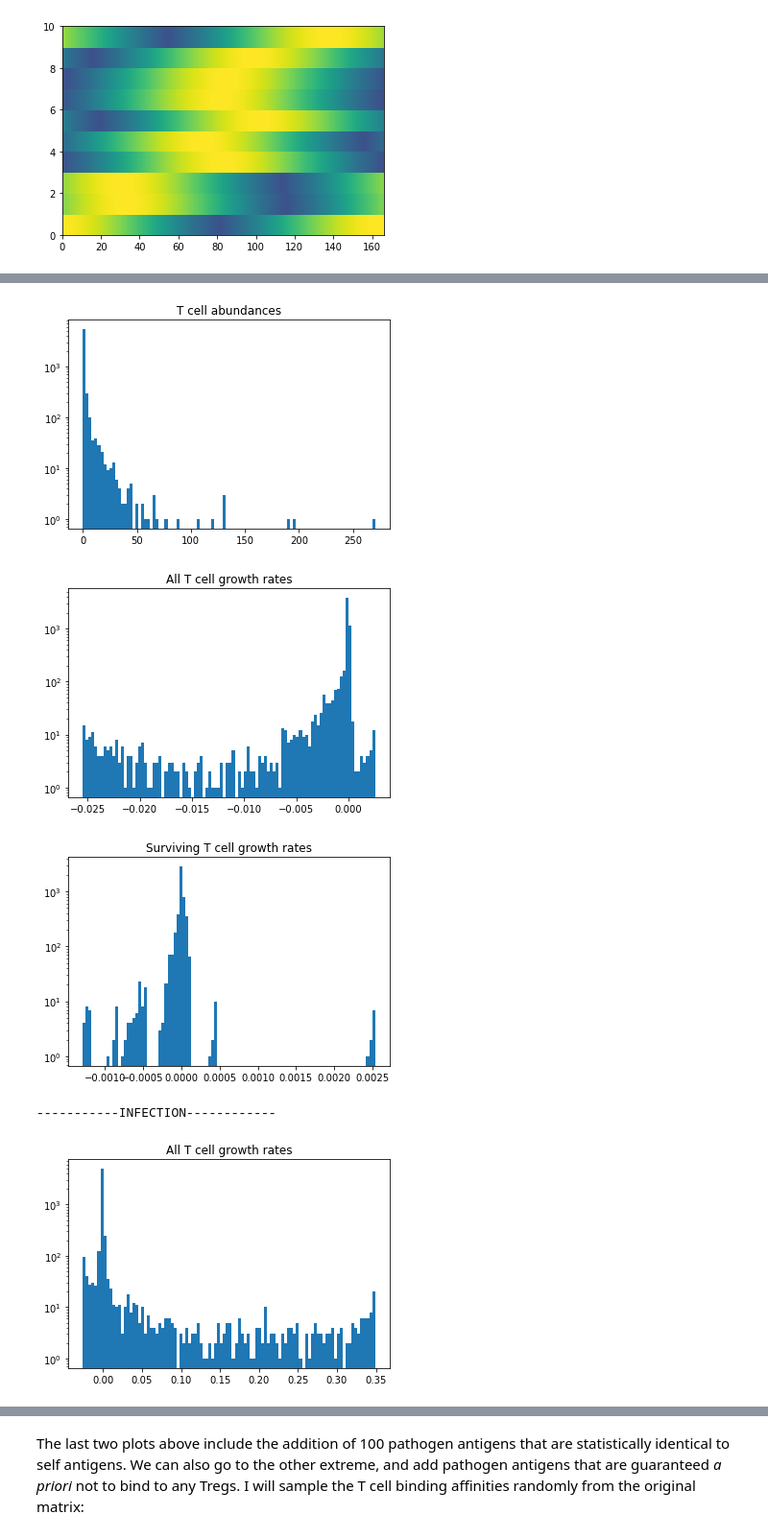
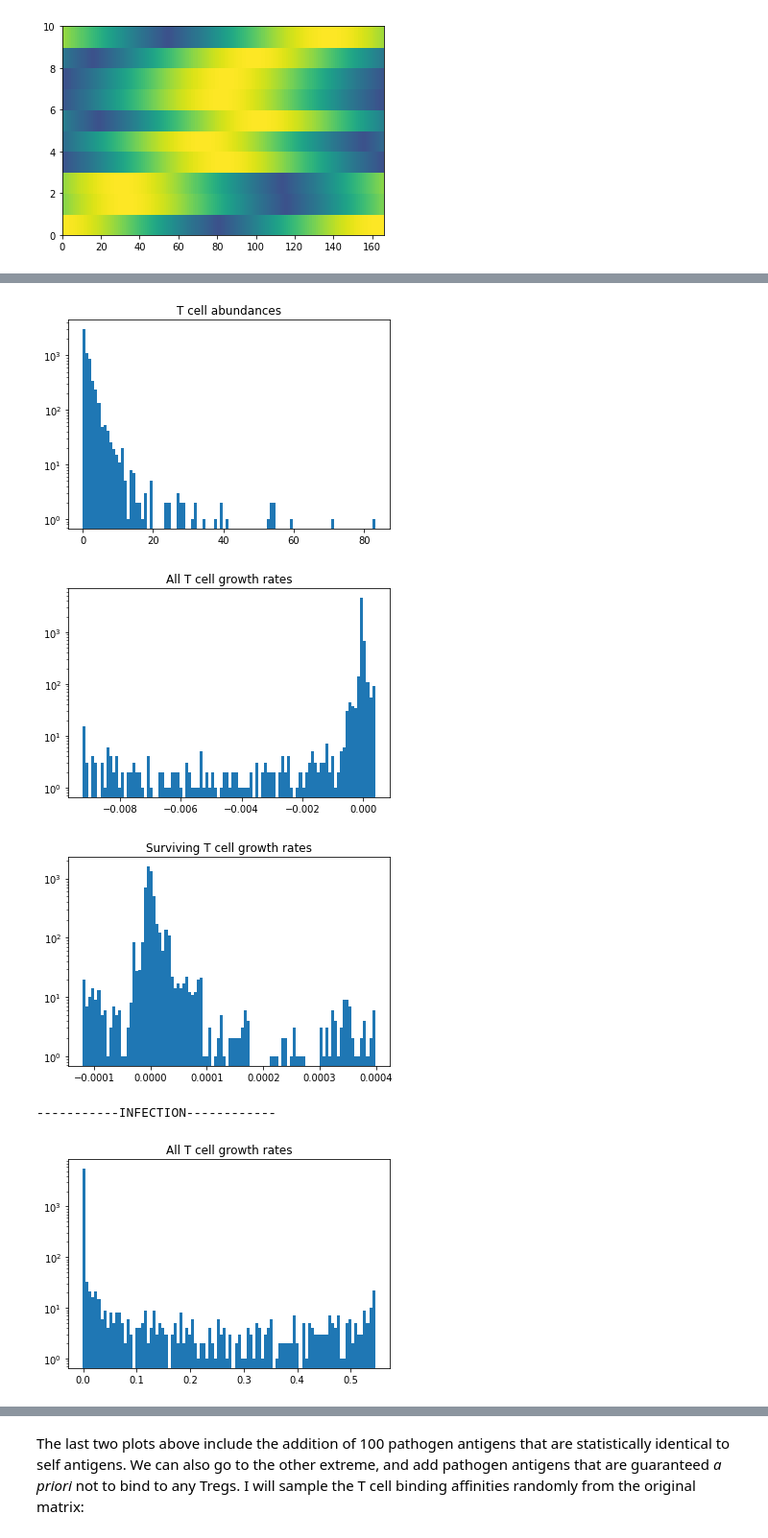
Before and after one commit to Ninjaneer32/immune-svm, a Jupyter notebook: scripts/Testing.ipynb, the cells around one changed output, grey strips where cells are left out. Shown at 96% size. Drawn from its saved outputs; the diff is of its cells as text; code cells hidden in the pictures.

```diff
--- a/scripts/Testing.ipynb
+++ b/scripts/Testing.ipynb
@@ -290,7 +290,8 @@ plt.gca().set_xlabel('Antigen')
 plt.gca().set_ylabel('Treg')
 plt.show()
 
-vx = (params['max_v']/2)*np.ones(params['Num_sites'])
+vx = params['max_v']*np.random.rand(params['Num_sites'])
+#vx = (params['max_v']/2)*np.ones(params['Num_sites'])
 vx[:Num_path] = 0
 
 #Make overlaps and train
@@ -346,5 +347,5 @@ plt.show()
-[figure, old version]
+[figure, new version]
-[figure, old version]
+[figure, new version]
-[figure, old version]
+[figure, new version]
 -----------INFECTION------------
-[figure, old version]
+[figure, new version]
```
Also changed, not shown: parts of 11 cells of this notebook.
